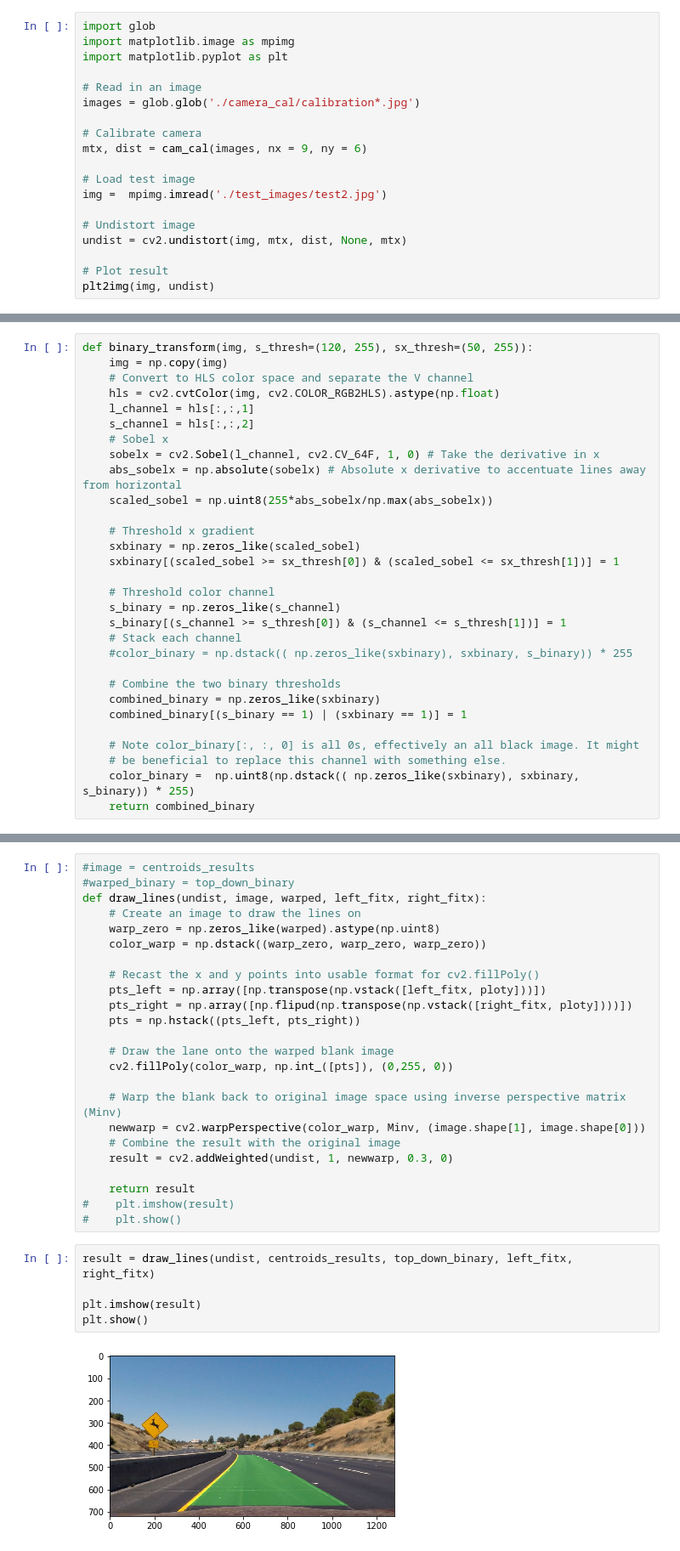
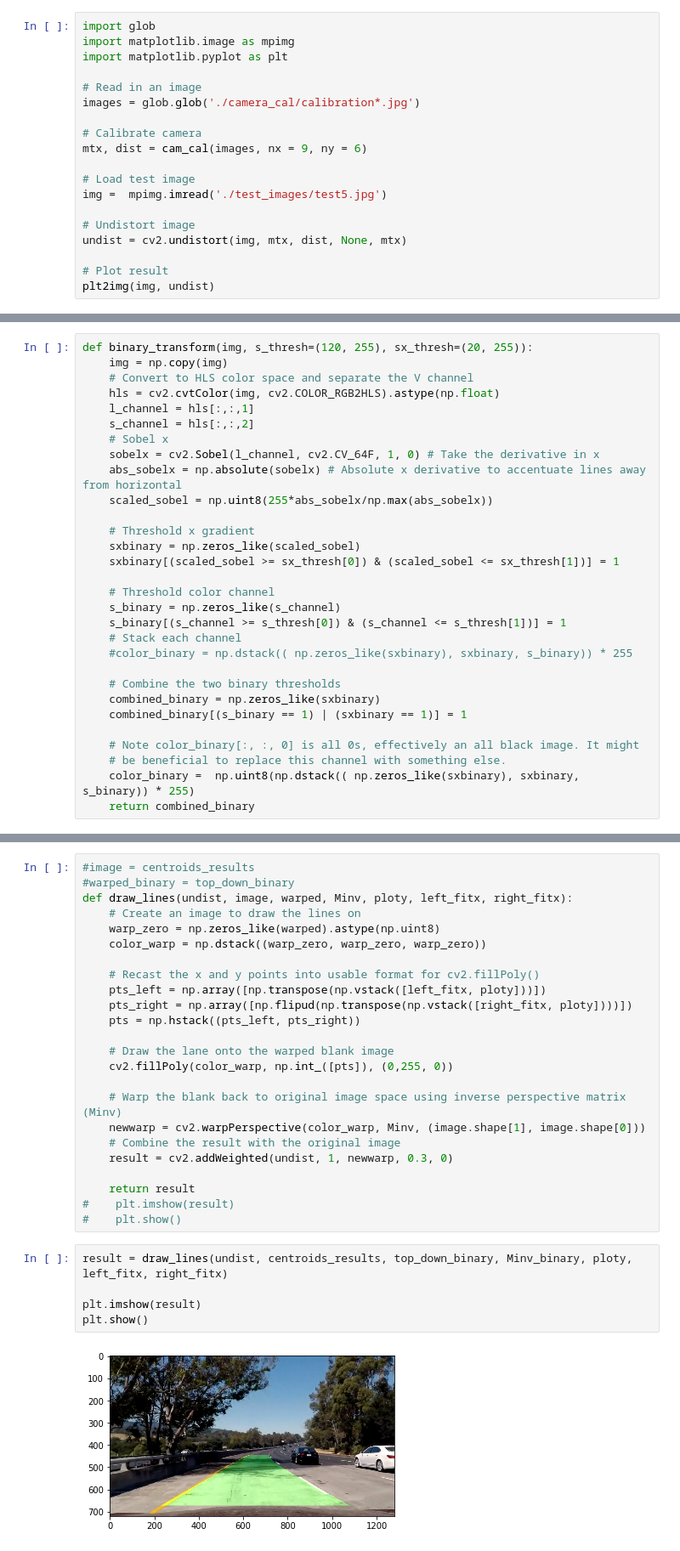
Before and after one commit to R-EM/CarND-Advanced-Lane-Lines, a Jupyter notebook: Advanced_Lane_Lines.ipynb, the cells around one changed output, grey strips where cells are left out. Shown at 85% size. Cells and saved outputs as stored; diff of their text form.

```diff
--- a/Advanced_Lane_Lines.ipynb
+++ b/Advanced_Lane_Lines.ipynb
@@ -63,7 +63,7 @@ images = glob.glob('./camera_cal/calibration*.jpg')
 mtx, dist = cam_cal(images, nx = 9, ny = 6)
 
 # Load test image
-img =  mpimg.imread('./test_images/test2.jpg')
+img =  mpimg.imread('./test_images/test5.jpg')
 
 # Undistort image
 undist = cv2.undistort(img, mtx, dist, None, mtx)
@@ -75,5 +75,5 @@ plt2img(img, undist)
 # %%
-def binary_transform(img, s_thresh=(120, 255), sx_thresh=(50, 255)):
+def binary_transform(img, s_thresh=(120, 255), sx_thresh=(20, 255)):
     img = np.copy(img)
     # Convert to HLS color space and separate the V channel
     hls = cv2.cvtColor(img, cv2.COLOR_RGB2HLS).astype(np.float)
@@ -327,7 +325,7 @@ print(left_curverad, 'm', right_curverad, 'm')
 # %%
 #image = centroids_results
 #warped_binary = top_down_binary
-def draw_lines(undist, image, warped, left_fitx, right_fitx):
+def draw_lines(undist, image, warped, Minv, ploty, left_fitx, right_fitx):
     # Create an image to draw the lines on
     warp_zero = np.zeros_like(warped).astype(np.uint8)
     color_warp = np.dstack((warp_zero, warp_zero, warp_zero))
@@ -349,10 +347,10 @@ def draw_lines(undist, image, warped, left_fitx, right_fitx):
 #    plt.imshow(result)
 #    plt.show()
 # %%
-result = draw_lines(undist, centroids_results, top_down_binary, left_fitx, right_fitx)
+result = draw_lines(undist, centroids_results, top_down_binary, Minv_binary, ploty, left_fitx, right_fitx)
 
 plt.imshow(result)
 plt.show()
 # %% [output]
-[figure, old version]
+[figure, new version]
 # %%
```
Also changed, not shown: parts of 10 cells of this notebook, 1 other file.
